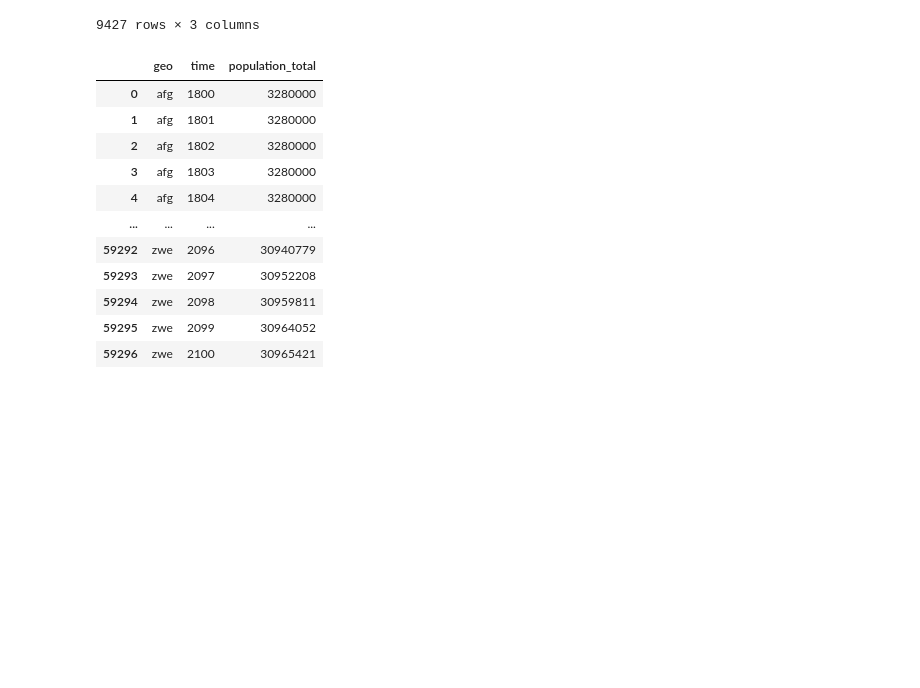
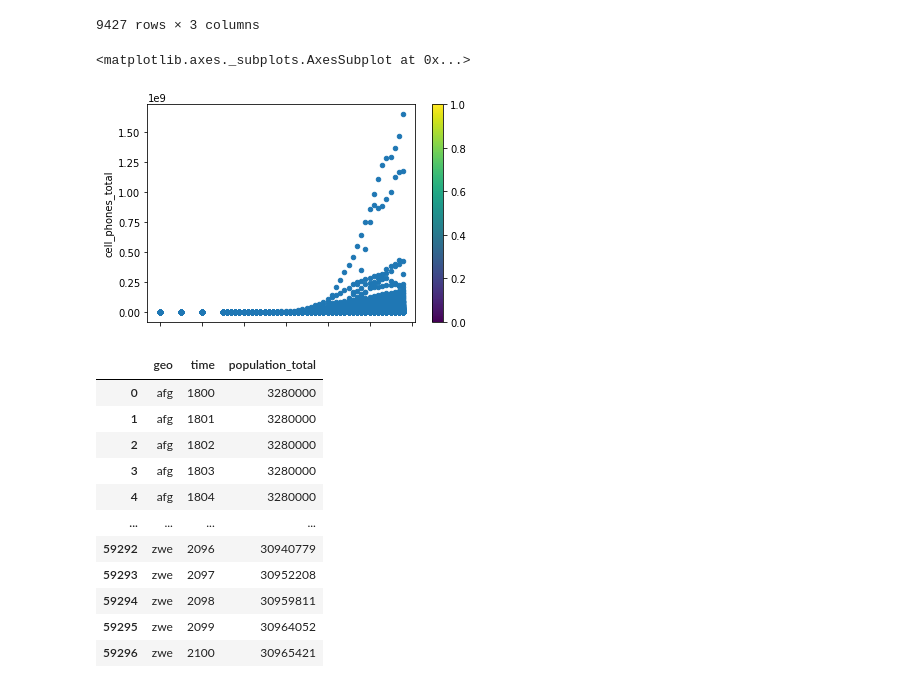
Before and after one commit to JoshuaHaga/DS-Unit-1-Sprint-1-Data-Wrangling-and-Storytelling, a Jupyter notebook: DS_Unit_1_Sprint_Challenge_1_Data_Wrangling_and_Storytelling.ipynb, the cells around one changed output. Drawn from its saved outputs; the diff is of its cells as text; code cells hidden in the pictures; blank space fills up the shorter version.

```diff
--- a/DS_Unit_1_Sprint_Challenge_1_Data_Wrangling_and_Storytelling.ipynb
+++ b/DS_Unit_1_Sprint_Challenge_1_Data_Wrangling_and_Storytelling.ipynb
@@ -65,6 +65,12 @@ cell_phones
 | 9425 | zwe | 2017 | 14092104.0 |
 | 9426 | zwe | 2018 | 12908992.0 |
 9427 rows × 3 columns
+# %%
+cell_phones.plot.scatter(x='time', y='cell_phones_total',
+                      colormap='viridis')
+# %% [output]
+<matplotlib.axes._subplots.AxesSubplot at 0x...>
+[figure, added]
 # %%
 population
 # %% [output]
```
Also changed, not shown: parts of 8 cells of this notebook.
